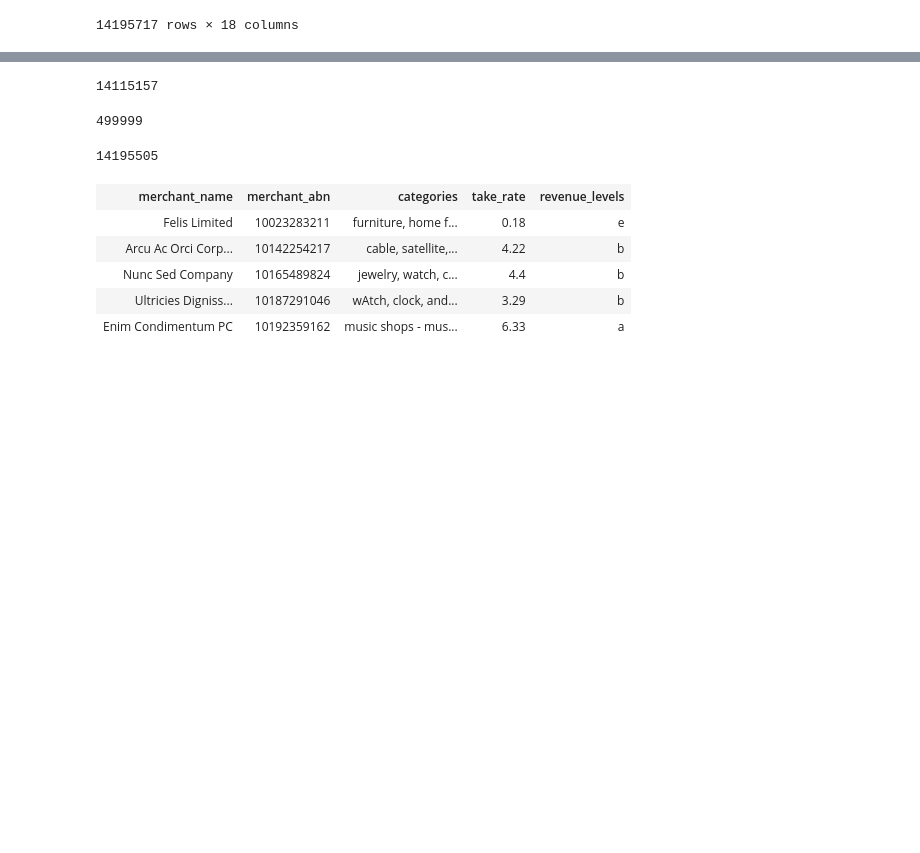
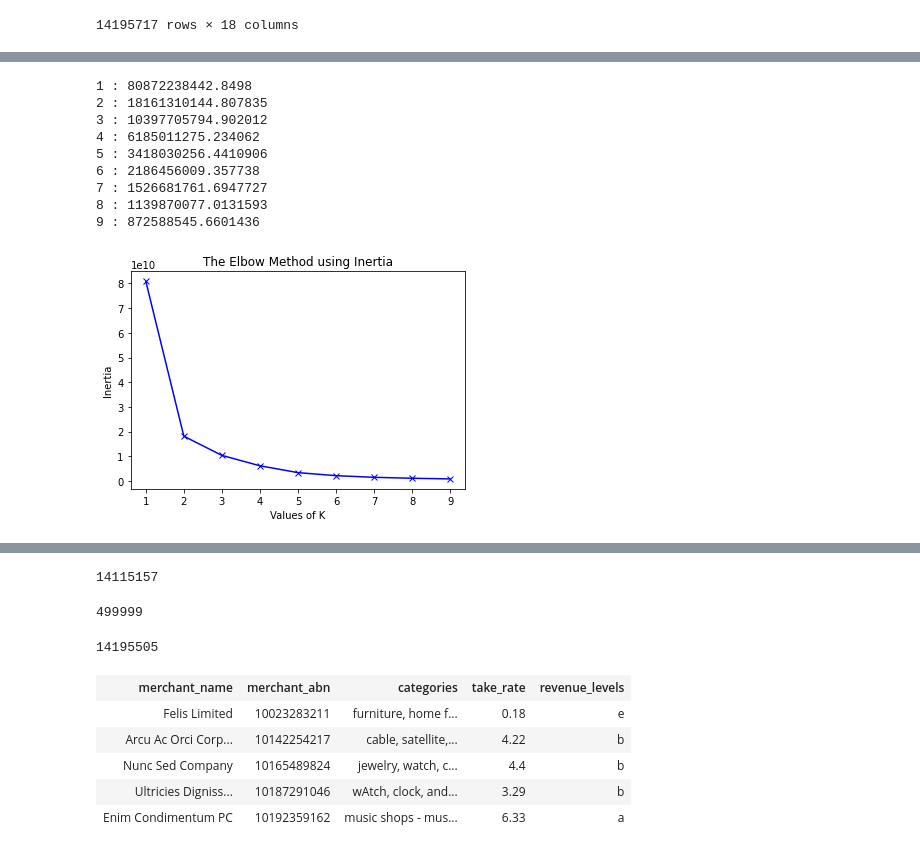
Before and after one commit to MAST30034-Applied-Data-Science/generic-buy-now-pay-later-project-group-10-bnpl, a Jupyter notebook: notebooks/Part4.ipynb, the cells around one changed output, grey strips where cells are left out. Saved outputs shown, nothing was run; the diff lists cells and outputs as text; code cells hidden in the pictures; blank space fills up the shorter version.

```diff
--- a/notebooks/Part4.ipynb
+++ b/notebooks/Part4.ipynb
@@ -180,0 +298,20 @@ fj_with_fraud = pd.read_parquet('../data/curated/fj_consumer_merchant_fraud.parq
+# %%
+for key, val in mapping2.items():
+    print(f'{key} : {val}')
+
+plt.plot(K, inertias, 'bx-')
+plt.xlabel('Values of K')
+plt.ylabel('Inertia')
+plt.title('The Elbow Method using Inertia')
+plt.show()
+# %% [output]
+1 : 80872238442.8498
+2 : 18161310144.807835
+3 : 10397705794.902012
+4 : 6185011275.234062
+5 : 3418030256.4410906
+6 : 2186456009.357738
+7 : 1526681761.6947727
+8 : 1139870077.0131593
+9 : 872588545.6601436
+[figure, added]
```
Also changed, not shown: parts of 15 cells of this notebook.
